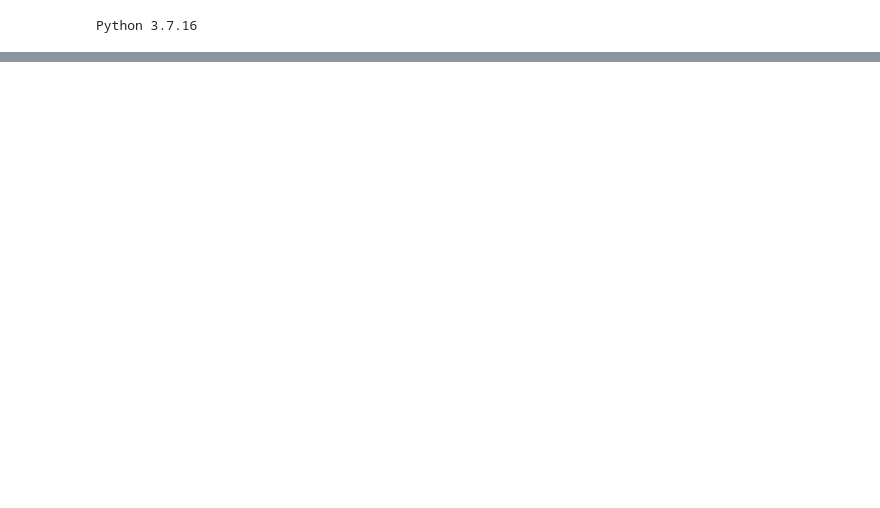
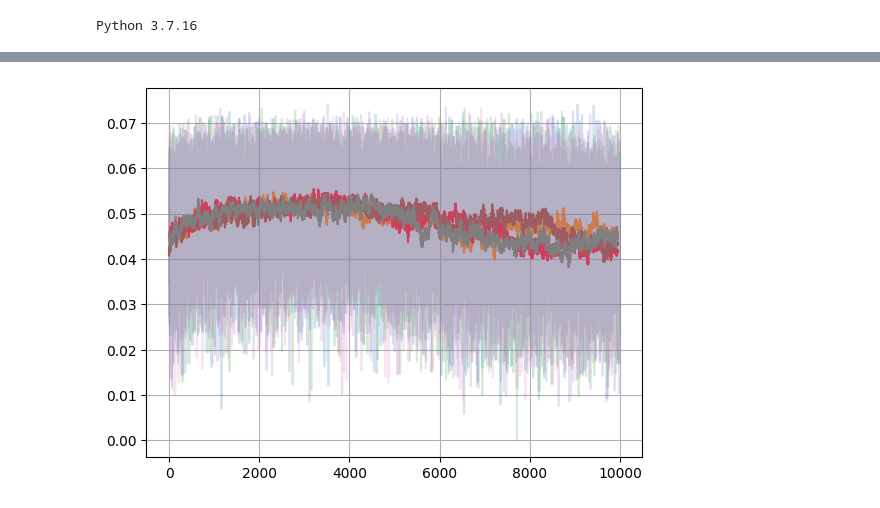
Before and after one commit to i4ata/BScProject, a Jupyter notebook: ppo_negotiation/PPO_negotiation_tryouts.ipynb, the cells around one changed output, grey strips where cells are left out. Saved outputs shown, nothing was run; the diff lists cells and outputs as text; code cells hidden in the pictures; blank space fills up the shorter version.

```diff
--- a/ppo_negotiation/PPO_negotiation_tryouts.ipynb
+++ b/ppo_negotiation/PPO_negotiation_tryouts.ipynb
@@ -111,0 +178,9 @@ agents[0].update()
+# %%
+for r in rss_nego:
+    plt.plot(rss_nego[r], alpha = .2)
+    plt.plot(np.convolve(rss_nego[r], np.ones(50)/50, mode='valid'))
+
+plt.grid()
+plt.show()
+# %% [output]
+[figure, added]
```
Also changed, not shown: parts of 10 cells of this notebook, 5 other files.
